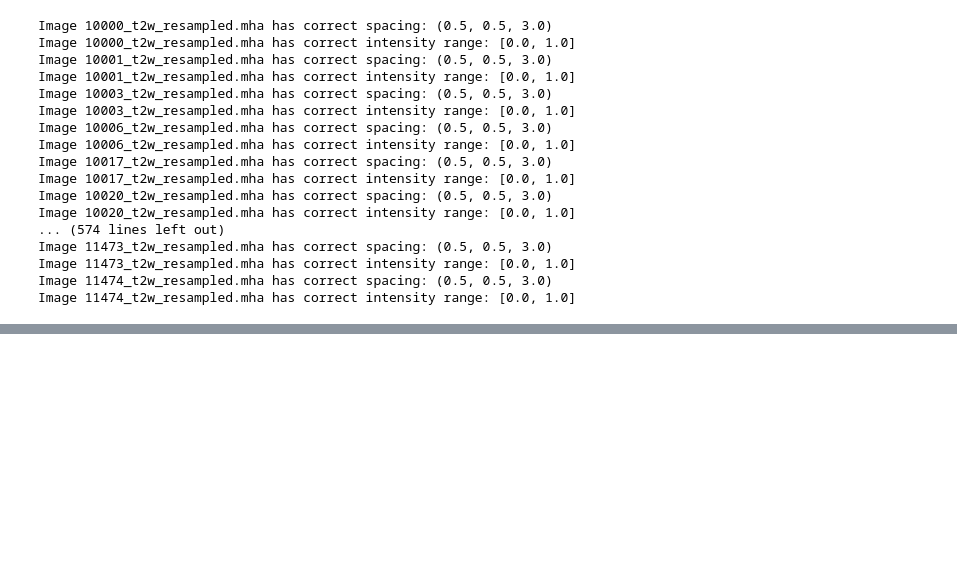
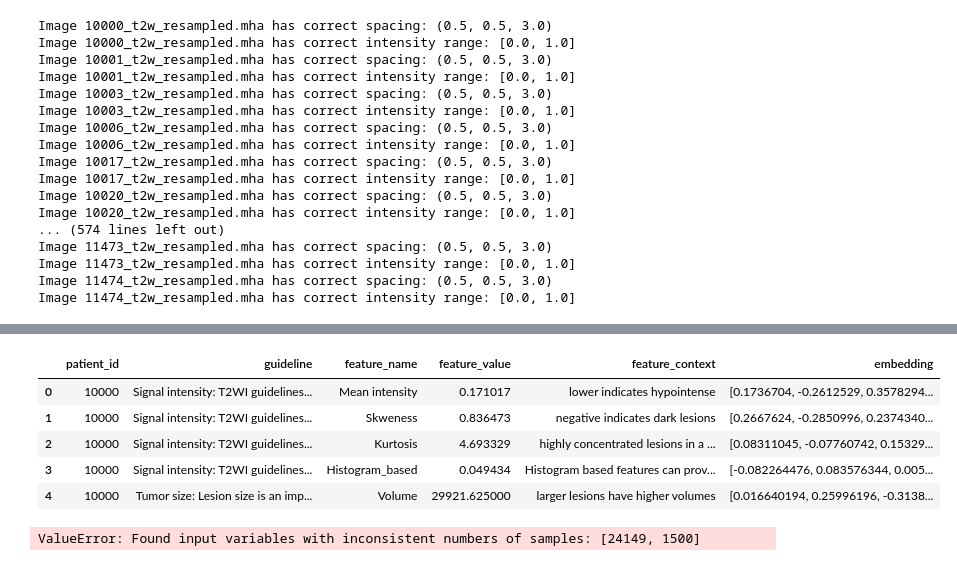
Before and after one commit to GitLars0/picai_bachelor, a Jupyter notebook: Code/filtering.ipynb, the cells around one changed output, grey strips where cells are left out. Saved outputs shown, nothing was run; the diff lists cells and outputs as text; code cells hidden in the pictures; blank space fills up the shorter version.

```diff
--- a/Code/filtering.ipynb
+++ b/Code/filtering.ipynb
@@ -1296,0 +1473,52 @@ Enabled Features:
+# %%
+Model_name = "dmis-lab/biobert-v1.1"
+tokenizer = AutoTokenizer.from_pretrained(Model_name)
+model = AutoModel.from_pretrained(Model_name)
+
+df = pd.read_csv("guidelines_with_features.csv")
+
+
+def get_embedding(text, feature_value):
+    inputs = tokenizer(text, return_tensors="pt", padding=True, truncation=True, max_length=512)
+    with torch.no_grad():
+        outputs = model(**inputs)
+    text_embeddings = outputs.last_hidden_state[:, 0, :].squeeze().numpy()
+    feature_value_array = np.array([feature_value], dtype=np.float32)
+    combined_embedding = np.concatenate([text_embeddings, feature_value_array])
+    return combined_embedding
+
+df["embedding"] = df.apply(lambda x: get_embedding(x["guideline"] + " " + x["feature_name"] + " " + x["feature_context"], x["feature_value"]), axis=1)
+
+df.to_pickle("biobert_embeddings.pkl")
+# %%
+df.head()
+# %% [output]
+|  | patient_id | guideline | feature_name | feature_value | feature_context | embedding |
+| 0 | 10000 | Signal intensity: T2WI guidelines... | Mean intensity | 0.171017 | lower indicates hypointense | [0.1736704, -0.2612529, 0.3578294... |
+| 1 | 10000 | Signal intensity: T2WI guidelines... | Skweness | 0.836473 | negative indicates dark lesions | [0.2667624, -0.2850996, 0.2374340... |
+| 2 | 10000 | Signal intensity: T2WI guidelines... | Kurtosis | 4.693329 | highly concentrated lesions in a ... | [0.08311045, -0.07760742, 0.15329... |
+| 3 | 10000 | Signal intensity: T2WI guidelines... | Histogram_based | 0.049434 | Histogram based features can prov... | [-0.082264476, 0.083576344, 0.005... |
+| 4 | 10000 | Tumor size: Lesion size is an imp... | Volume | 29921.625000 | larger lesions have higher volumes | [0.016640194, 0.25996196, -0.3138... |
+# %%
+df = pd.read_pickle("biobert_embeddings.pkl")
+df["embedding"] = df["embedding"].apply(lambda x: np.array(x))
+X = np.vstack(df["embedding"].values)
+marksheet = pd.read_csv("Data/marksheet.csv")
+
+df['case_csPCa'] = marksheet['case_csPCa'].apply(lambda x: 1 if x.upper() == 'YES' else 0)
+df = df.dropna(subset=["case_csPCa"])
+y = df['case_csPCa'].values
+df.head()
+scaler = StandardScaler()
+X_scaled = scaler.fit_transform(X)
+X_train, X_test, y_train, y_test = train_test_split(X_scaled, y, test_size=0.3, random_state=42)
+
+
+
+LR = LogisticRegression()
+LR.fit(X_train, y_train)
+y_pred_cv = cross_val_predict(LR, X_train, y_train, cv=5)
+print("Cross-validation results:")
+print(classification_report(y_train, y_pred_cv))
+# %% [output]
+ValueError: Found input variables with inconsistent numbers of samples: [24149, 1500]
```
Also changed, not shown: parts of 14 cells of this notebook, 4 other files.
